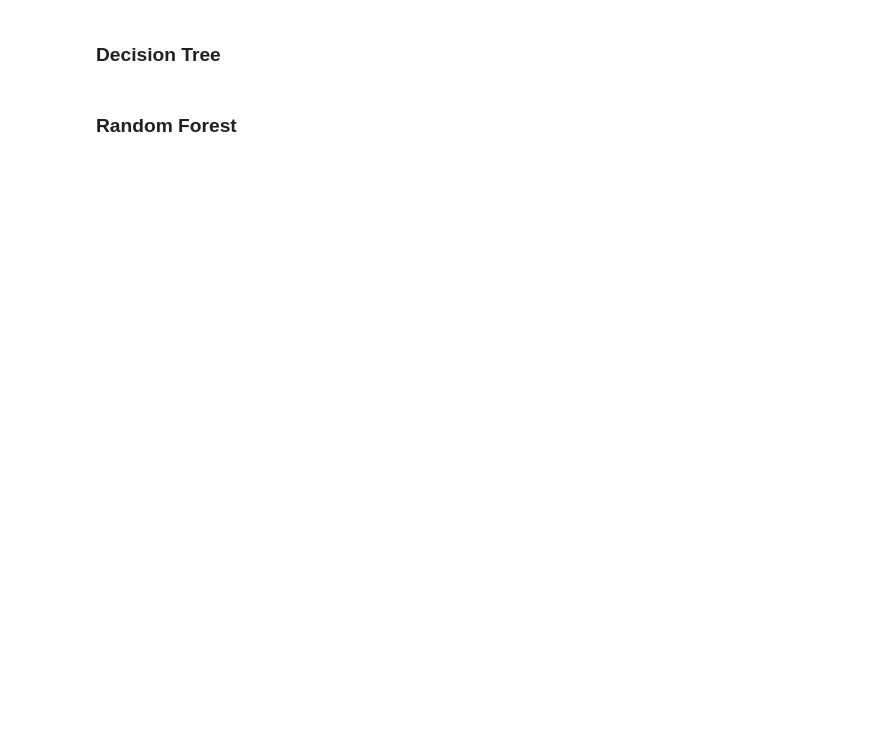
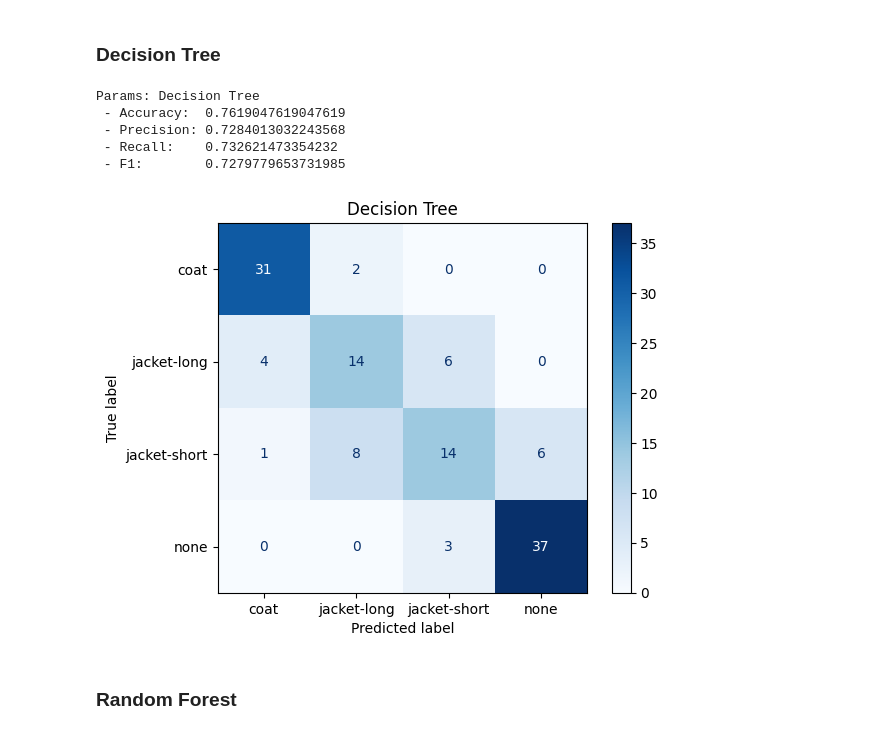
Before and after one commit to tikkikkit21/WeatherML, a Jupyter notebook: research/research.ipynb, the cells around one changed output. Cells and saved outputs as stored; diff of their text form; code cells hidden in the pictures; blank space fills up the shorter version.

```diff
--- a/research/research.ipynb
+++ b/research/research.ipynb
@@ -716,18 +741,16 @@ bagged_results = score_model(bagged_lr_ypred, y_val, label='Bagged Logistic Regr
 # %% [markdown]
 ### Decision Tree
 # %%
-best_dt = DecisionTreeClassifier(
-    random_state=RANDOM_STATE,
-    class_weight='balanced',
-    criterion='gini',
-    max_depth=20,
-    maxeatures=None,
-    min_samples_leaf=5
-)
-
-best_dt.fit(X_train, y_train)
+best_dt = dt_grid.best_estimator_
 lr_ypred = best_dt.predict(X_val)
-dt_results = score_model(lr_ypred, y_val, label='Best Decision Tree')
+dt_results = score_model(lr_ypred, y_val, label='Decision Tree')
+# %% [output]
+Params: Decision Tree
+ - Accuracy:  0.7619047619047619
+ - Precision: 0.7284013032243568
+ - Recall:    0.732621473354232
+ - F1:        0.7279779653731985
+[figure, added]
 # %% [markdown]
 ### Random Forest
 # %%
```
Also changed, not shown: parts of 16 cells of this notebook, 2 other files.
